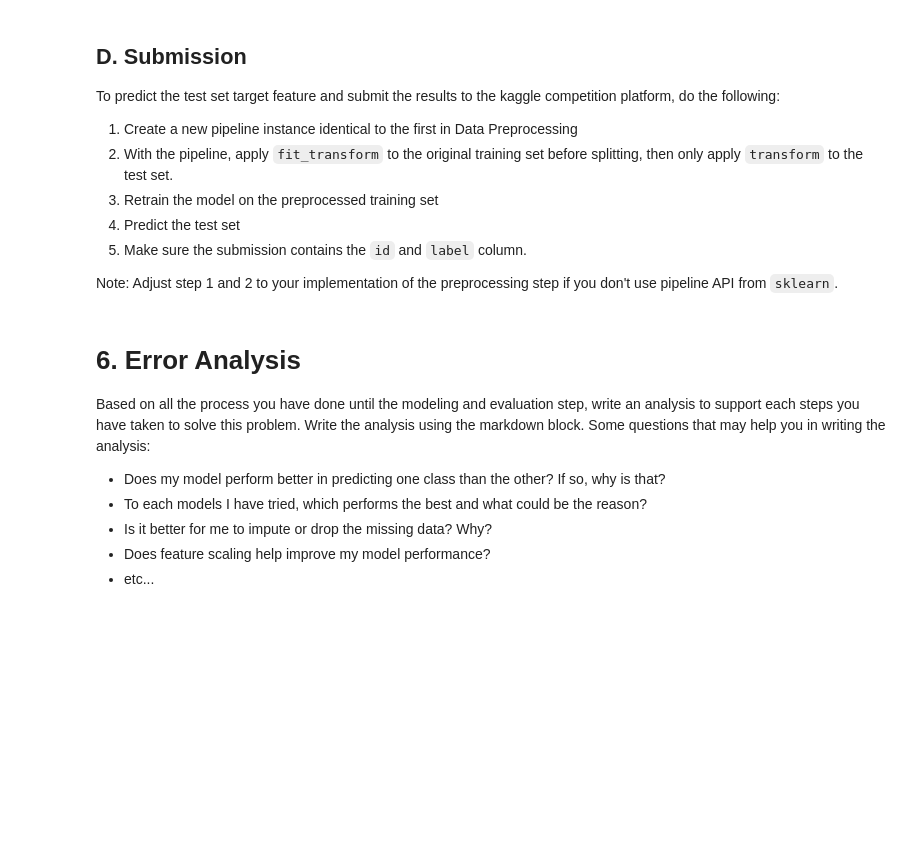
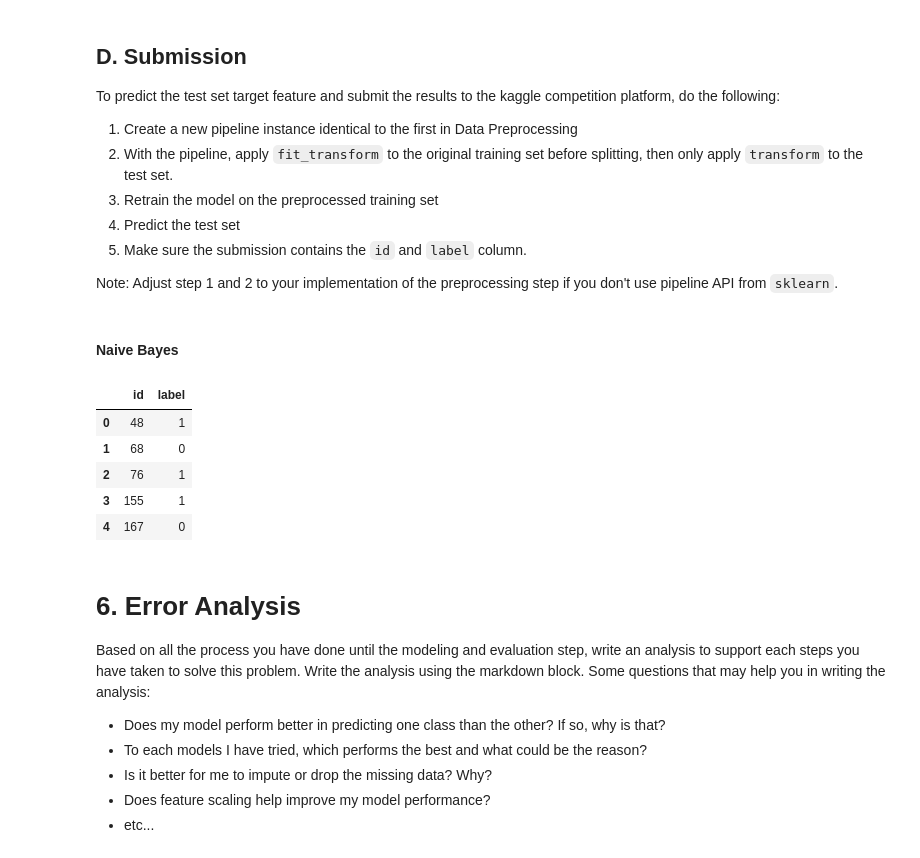
Before and after one commit to IlllIllIIIlIlIll/Traienta_IF3070, a Jupyter notebook: src/public/Tubes2_Kelompok30.ipynb, the cells around one changed output. Saved outputs shown, nothing was run; the diff lists cells and outputs as text; code cells hidden in the pictures; blank space fills up the shorter version.

Commit message:
feat: naive bayes

```diff
--- a/src/public/Tubes2_Kelompok30.ipynb
+++ b/src/public/Tubes2_Kelompok30.ipynb
@@ -1665,6 +1083,27 @@ To predict the test set target feature and submit the results to the kaggle comp
 Note: Adjust step 1 and 2 to your implementation of the preprocessing step if you don't use pipeline API from `sklearn`.
 # %%
 # Type your code here
+# %% [markdown]
+#### Naive Bayes
+# %%
+from naive_bayes import GaussianNaiveBayes
+from joblib import load
+
+loaded_pipeline = load('naive_bayes_pipeline.joblib')
+
+predictions_test = loaded_pipeline.predict(test)
+
+submission = pd.DataFrame({'id': test['id'], 'label': predictions_test})
+submission.to_csv('submission.csv', index=False)
+
+display(submission.head())
+# %% [output]
+|  | id | label |
+| 0 | 48 | 1 |
+| 1 | 68 | 0 |
+| 2 | 76 | 1 |
+| 3 | 155 | 1 |
+| 4 | 167 | 0 |
 # %% [markdown]
 # 6. Error Analysis
 
```
Also changed, not shown: parts of 66 cells of this notebook, 6 other files.
